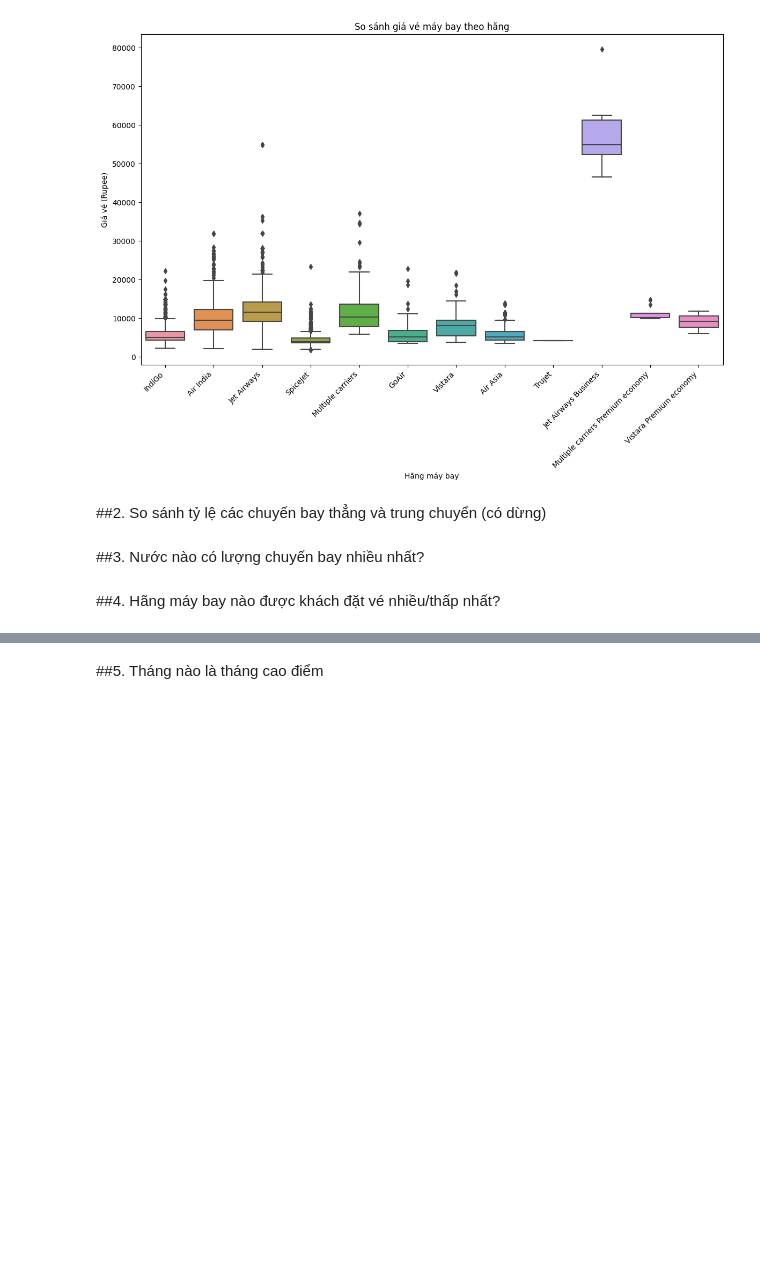
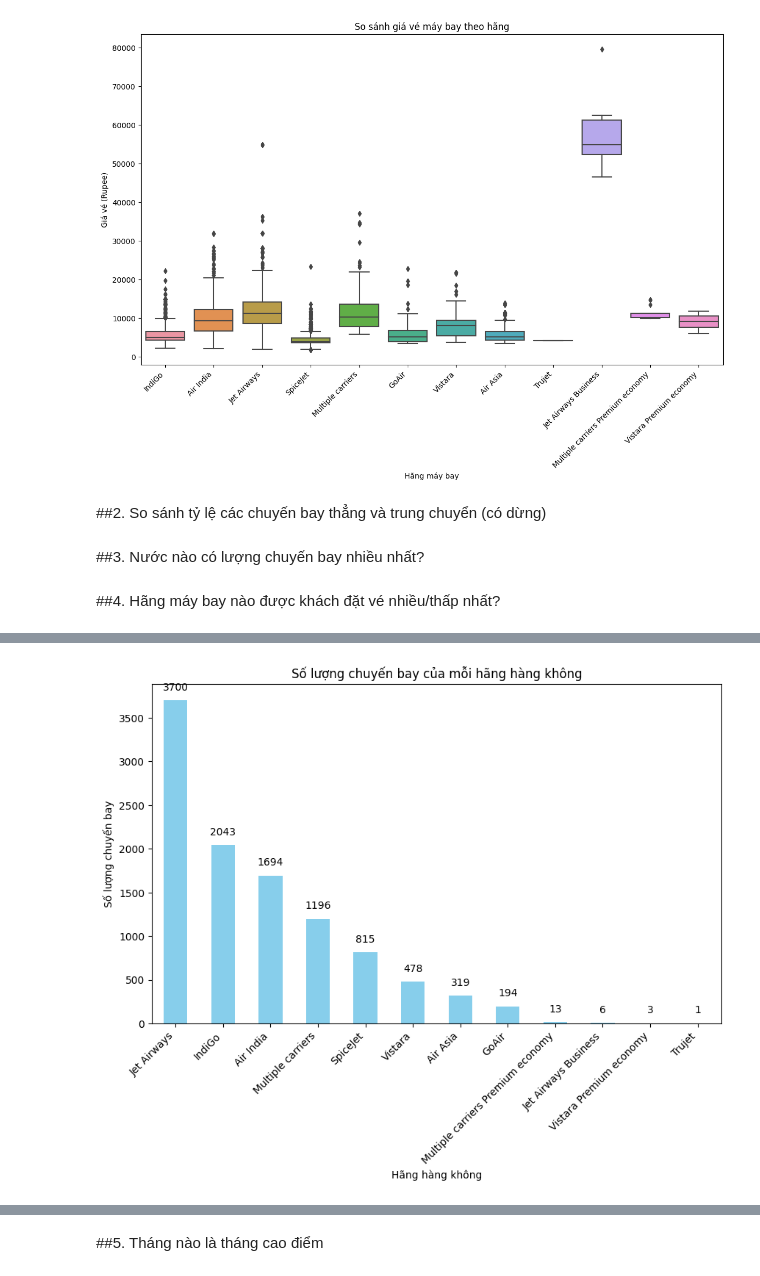
Before and after one commit to Vanniee007/ADA-Final-Project-20CQ.PTDL.05, a Jupyter notebook: FinalProject.ipynb, the cells around one changed output, grey strips where cells are left out. Saved outputs shown, nothing was run; the diff lists cells and outputs as text; code cells hidden in the pictures; blank space fills up the shorter version.

```diff
--- a/FinalProject.ipynb
+++ b/FinalProject.ipynb
@@ -226,3 +405,0 @@ merged_data['Duration'] = merged_data['Duration'].apply(convert_duration)
-# %%
-# Chuyển Total_Stops về kiểu int
-merged_data['Total_Stops'] = merged_data['Total_Stops'].replace({'non-stop': 0, '1 stop': 1, '2 stops': 2, '3 stops': 3, '4 stops': 4}).astype(int)
@@ -301,0 +434,22 @@ plt.show()
+# %%
+# Đếm số lượng chuyến bay của từng hãng hàng không
+airline_counts = merged_data['Airline'].value_counts()
+
+# Vẽ đồ thị cột
+plt.figure(figsize=(10, 6))
+ax = airline_counts.plot(kind='bar', color='skyblue')
+
+# Thêm số lượng chuyến bay trên đầu mỗi cột
+for p in ax.patches:
+    ax.annotate(str(p.get_height()), (p.get_x() + p.get_width() / 2., p.get_height()),
+                ha='center', va='baseline', xytext=(0, 10), textcoords='offset points')
+
+# Đặt tên hãng máy bay chéo 45 độ
+plt.xticks(rotation=45, ha='right')
+
+plt.title('Số lượng chuyến bay của mỗi hãng hàng không')
+plt.xlabel('Hãng hàng không')
+plt.ylabel('Số lượng chuyến bay')
+plt.show()
+# %% [output]
+[figure, added]
```
Also changed, not shown: parts of 37 cells of this notebook.
